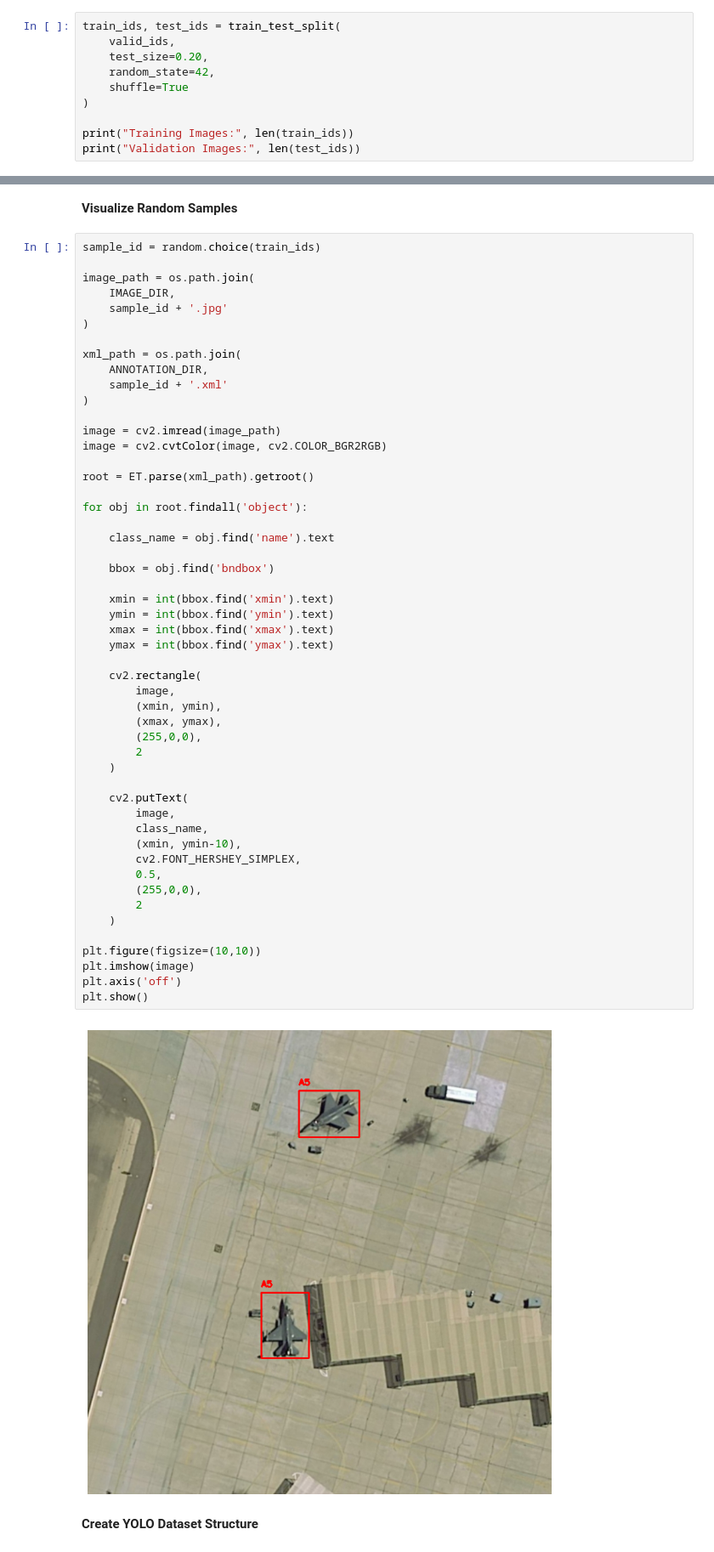
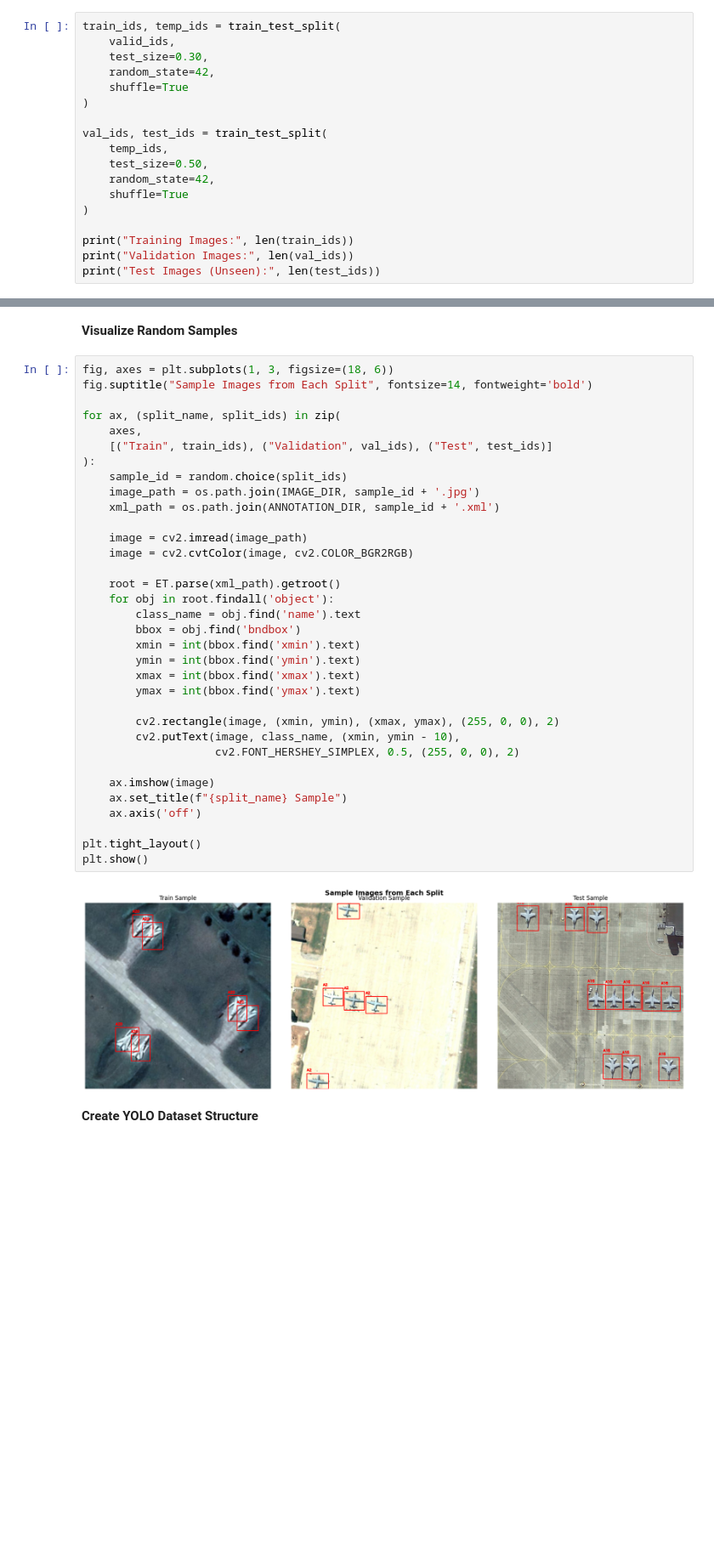
Before and after one commit to AmanuelDaget/Military-Aircraft-Recognition-Using-YOLO12, a Jupyter notebook: Military_Aircraft_detection_from_Satellite_image_using_YOLO12.ipynb, the cells around one changed output, grey strips where cells are left out. Shown at 85% size. Saved outputs shown, nothing was run; the diff lists cells and outputs as text; blank space fills up the shorter version.

```diff
--- a/Military_Aircraft_detection_from_Satellite_image_using_YOLO12.ipynb
+++ b/Military_Aircraft_detection_from_Satellite_image_using_YOLO12.ipynb
@@ -227,13 +227,21 @@ ANNOTATION_DIR = '/content/cleaned_dataset/annotations'
 # %% [markdown]
 **Create New 80/20 Split**
 # %%
-train_ids, test_ids = train_test_split(
+train_ids, temp_ids = train_test_split(
     valid_ids,
-    test_size=0.20,
+    test_size=0.30,
+    random_state=42,
+    shuffle=True
+)
+
+val_ids, test_ids = train_test_split(
+    temp_ids,
+    test_size=0.50,
     random_state=42,
     shuffle=True
 )
 
 print("Training Images:", len(train_ids))
-print("Validation Images:", len(test_ids))
+print("Validation Images:", len(val_ids))
+print("Test Images (Unseen):", len(test_ids))
 # %% [output]
@@ -284,58 +293,41 @@ plt.show()
 # %% [markdown]
 **Visualize Random Samples**
 # %%
-sample_id = random.choice(train_ids)
+fig, axes = plt.subplots(1, 3, figsize=(18, 6))
+fig.suptitle("Sample Images from Each Split", fontsize=14, fontweight='bold')
 
-image_path = os.path.join(
-    IMAGE_DIR,
-    sample_id + '.jpg'
-)
+for ax, (split_name, split_ids) in zip(
+    axes,
+    [("Train", train_ids), ("Validation", val_ids), ("Test", test_ids)]
+):
+    sample_id = random.choice(split_ids)
+    image_path = os.path.join(IMAGE_DIR, sample_id + '.jpg')
+    xml_path = os.path.join(ANNOTATION_DIR, sample_id + '.xml')
 
-xml_path = os.path.join(
-    ANNOTATION_DIR,
-    sample_id + '.xml'
-)
+    image = cv2.imread(image_path)
+    image = cv2.cvtColor(image, cv2.COLOR_BGR2RGB)
 
-image = cv2.imread(image_path)
-image = cv2.cvtColor(image, cv2.COLOR_BGR2RGB)
+    root = ET.parse(xml_path).getroot()
+    for obj in root.findall('object'):
+        class_name = obj.find('name').text
+        bbox = obj.find('bndbox')
+        xmin = int(bbox.find('xmin').text)
+        ymin = int(bbox.find('ymin').text)
+        xmax = int(bbox.find('xmax').text)
+        ymax = int(bbox.find('ymax').text)
 
-root = ET.parse(xml_path).getroot()
+        cv2.rectangle(image, (xmin, ymin), (xmax, ymax), (255, 0, 0), 2)
+        cv2.putText(image, class_name, (xmin, ymin - 10),
+                    cv2.FONT_HERSHEY_SIMPLEX, 0.5, (255, 0, 0), 2)
 
-for obj in root.findall('object'):
+    ax.imshow(image)
+    ax.set_title(f"{split_name} Sample")
+    ax.axis('off')
 
-    class_name = obj.find('name').text
-
-    bbox = obj.find('bndbox')
-
-    xmin = int(bbox.find('xmin').text)
-    ymin = int(bbox.find('ymin').text)
-    xmax = int(bbox.find('xmax').text)
-    ymax = int(bbox.find('ymax').text)
-
-    cv2.rectangle(
-        image,
-        (xmin, ymin),
-        (xmax, ymax),
-        (255,0,0),
-        2
-    )
-
-    cv2.putText(
-        image,
-        class_name,
-        (xmin, ymin-10),
-        cv2.FONT_HERSHEY_SIMPLEX,
-        0.5,
-        (255,0,0),
-        2
-    )
-
-plt.figure(figsize=(10,10))
-plt.imshow(image)
-plt.axis('off')
+plt.tight_layout()
 plt.show()
 # %% [output]
-[figure, old version]
+[figure, new version]
 # %% [markdown]
 **Create YOLO Dataset Structure**
 # %%
```
Also changed, not shown: parts of 31 cells of this notebook.
